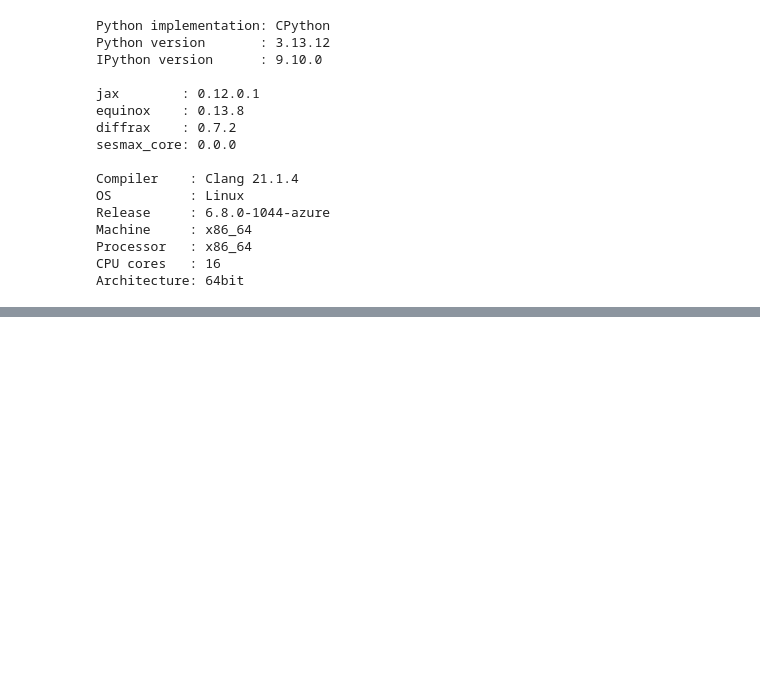
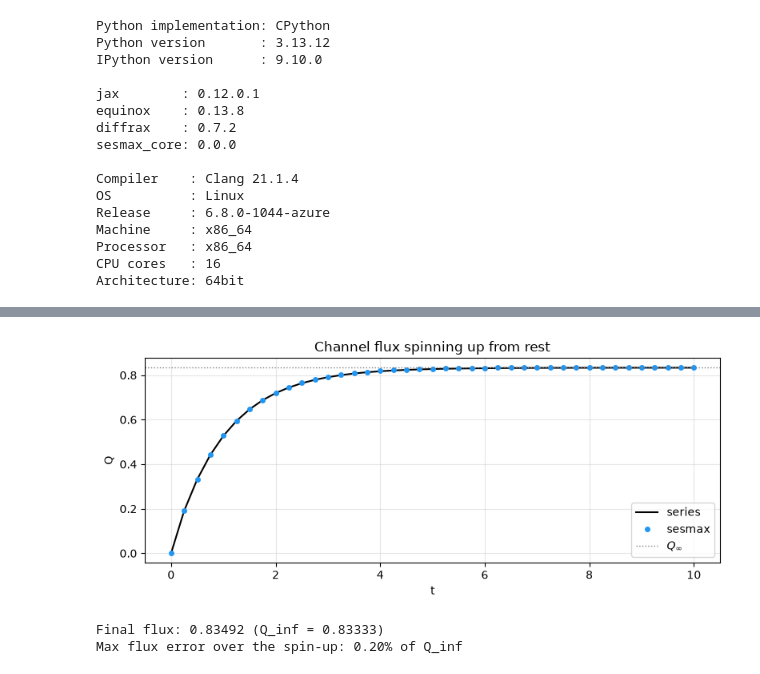
Before and after one commit to jejjohnson/sesmax, a Jupyter notebook: docs/notebooks/step13_channel_flow.ipynb, the cells around one changed output, grey strips where cells are left out. Drawn from its saved outputs; the diff is of its cells as text; code cells hidden in the pictures; blank space fills up the shorter version.

```diff
--- a/docs/notebooks/step13_channel_flow.ipynb
+++ b/docs/notebooks/step13_channel_flow.ipynb
@@ -377,0 +205,61 @@ The negative gradient confirms that increasing viscosity reduces the final enstr
+# %%
+# Shapes: N_T = 41 saved times; A = (N_Ωx,y + 2) × (N_Ωx,x + 2) with the ghosts
+
+end_time = 10.0
+time_step = 0.002
+
+# tₖ = k t₁ / (N_T − 1)
+save_times = jnp.linspace(0.0, end_time, 41)  # → (N_T,)
+# ω = 0, Q = 0
+rest_omega = jnp.zeros((channel_model.grid.Ny, channel_model.grid.Nx))  # → A
+# today (sesmax_core)
+rest_state = sxt.NSVorticityState(omega=rest_omega)
+
+# today (sesmax_core, diffrax)
+channel_solution = channel_model.integrate(  # ω → N_T × A, Q → (N_T,)
+    rest_state,
+    t0=0.0,
+    t1=end_time,
+    dt=time_step,
+    saveat=dfx.SaveAt(ts=save_times),
+    max_steps=10_000,
+)
+
+
+def startup_flux(viscosity, time):
+    """Q(t) from rest, summed over the odd modes n < 400."""
+    odd_modes = jnp.arange(1, 400, 2.0)
+    # λₙ = n² π² ν / L_y²
+    decay_rate = odd_modes**2 * jnp.pi**2 * viscosity / channel_width**2
+    # Σ n⁻⁴ exp(−λₙ t)
+    tail = jnp.sum(jnp.exp(-decay_rate * time) / odd_modes**4)
+    # Q_∞ = G L_y³ / (12 ν)
+    final_flux = pressure_gradient * channel_width**3 / (12.0 * viscosity)
+    # Q(t) = Q_∞ (1 − (96 / π⁴) Σ n⁻⁴ exp(−λₙ t))
+    return final_flux * (1.0 - 96.0 / jnp.pi**4 * tail)
+
+
+# today (jax)
+exact_flux = jax.vmap(startup_flux, in_axes=(None, 0))(channel_viscosity, save_times)
+numerical_flux = channel_solution.ys.flux  # → (N_T,)
+# max |Q(tₖ) − Qᵉˣᵃᶜᵗ(tₖ)| / Q_∞
+flux_error = jnp.max(jnp.abs(numerical_flux - exact_flux)) / steady_flux  # → ()
+
+fig, ax = plt.subplots(figsize=(8, 3.5))
+ax.plot(save_times, exact_flux, "k-", lw=1.5, label="series")
+ax.plot(save_times, numerical_flux, "o", color="#2196F3", ms=4, label="sesmax")
+ax.axhline(steady_flux, color="grey", ls=":", lw=1.0, label=r"$Q_\infty$")
+ax.set_xlabel("t")
+ax.set_ylabel("Q")
+ax.set_title("Channel flux spinning up from rest")
+ax.legend()
+ax.grid(True, alpha=0.3)
+plt.tight_layout()
+plt.show()
+
+print(f"Final flux: {float(numerical_flux[-1]):.5f} (Q_inf = {steady_flux:.5f})")
+print(f"Max flux error over the spin-up: {float(flux_error):.2%} of Q_inf")
+# %% [output]
+[figure, added]
+Final flux: 0.83492 (Q_inf = 0.83333)
+Max flux error over the spin-up: 0.20% of Q_inf
```
Also changed, not shown: parts of 36 cells of this notebook, 2 other files.
